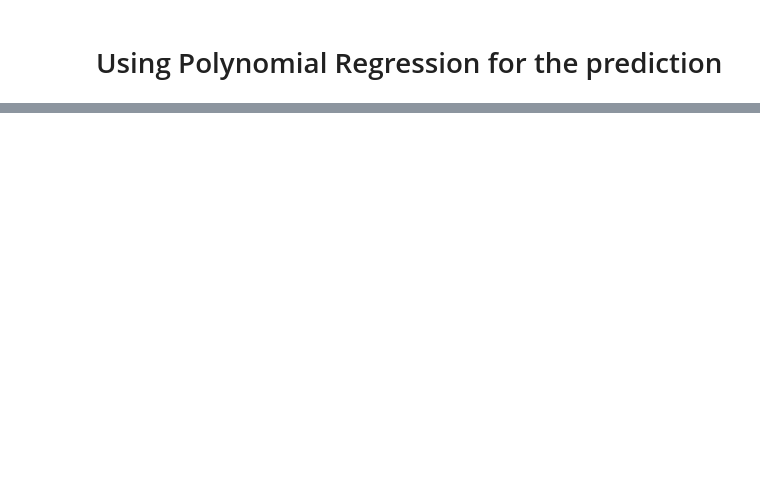
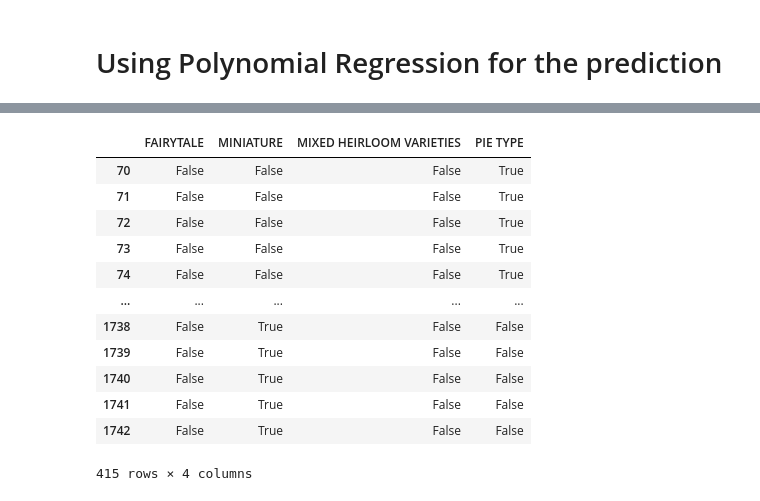
Before and after one commit to Seniyax/Regression_models, a Jupyter notebook: cleandata.ipynb, the cells around one changed output, grey strips where cells are left out. Cells and saved outputs as stored; diff of their text form; code cells hidden in the pictures; blank space fills up the shorter version.

```diff
--- a/cleandata.ipynb
+++ b/cleandata.ipynb
@@ -238,0 +198,17 @@ Model determination:  0.07639977655280172
+# %%
+import pandas as pd
+pd.get_dummies(new_pumpkins['Variety'])
+# %% [output]
+|  | FAIRYTALE | MINIATURE | MIXED HEIRLOOM VARIETIES | PIE TYPE |
+| 70 | False | False | False | True |
+| 71 | False | False | False | True |
+| 72 | False | False | False | True |
+| 73 | False | False | False | True |
+| 74 | False | False | False | True |
+| ... | ... | ... | ... | ... |
+| 1738 | False | True | False | False |
+| 1739 | False | True | False | False |
+| 1740 | False | True | False | False |
+| 1741 | False | True | False | False |
+| 1742 | False | True | False | False |
+415 rows × 4 columns
```
Also changed, not shown: parts of 28 cells of this notebook.
